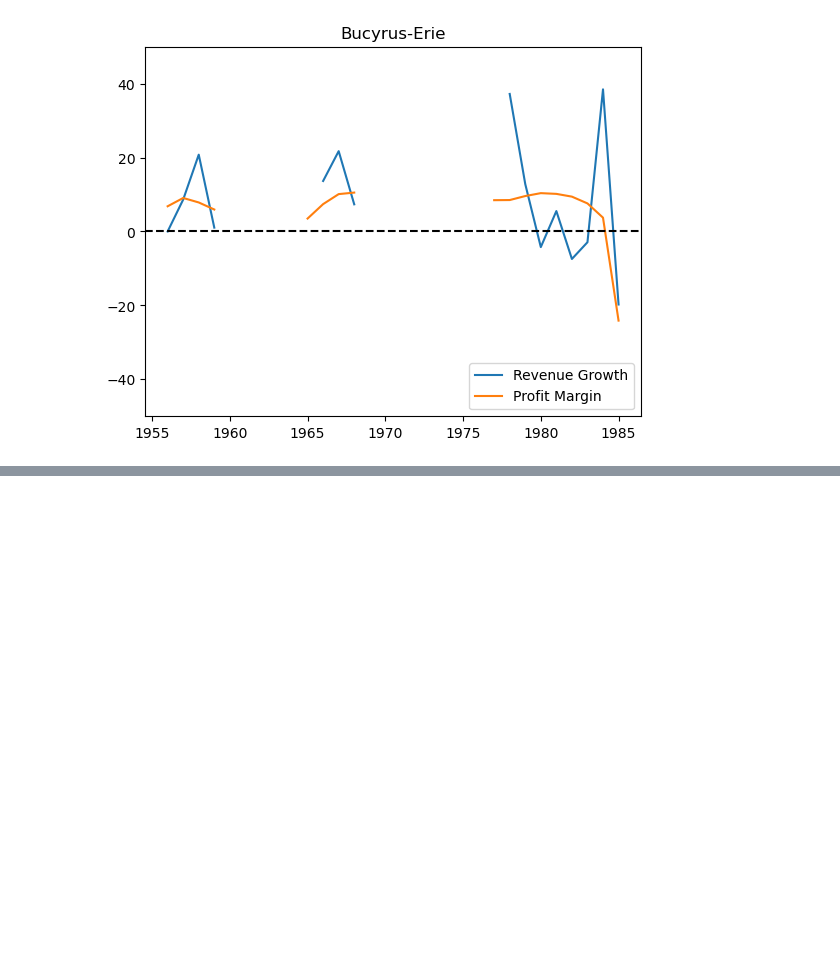
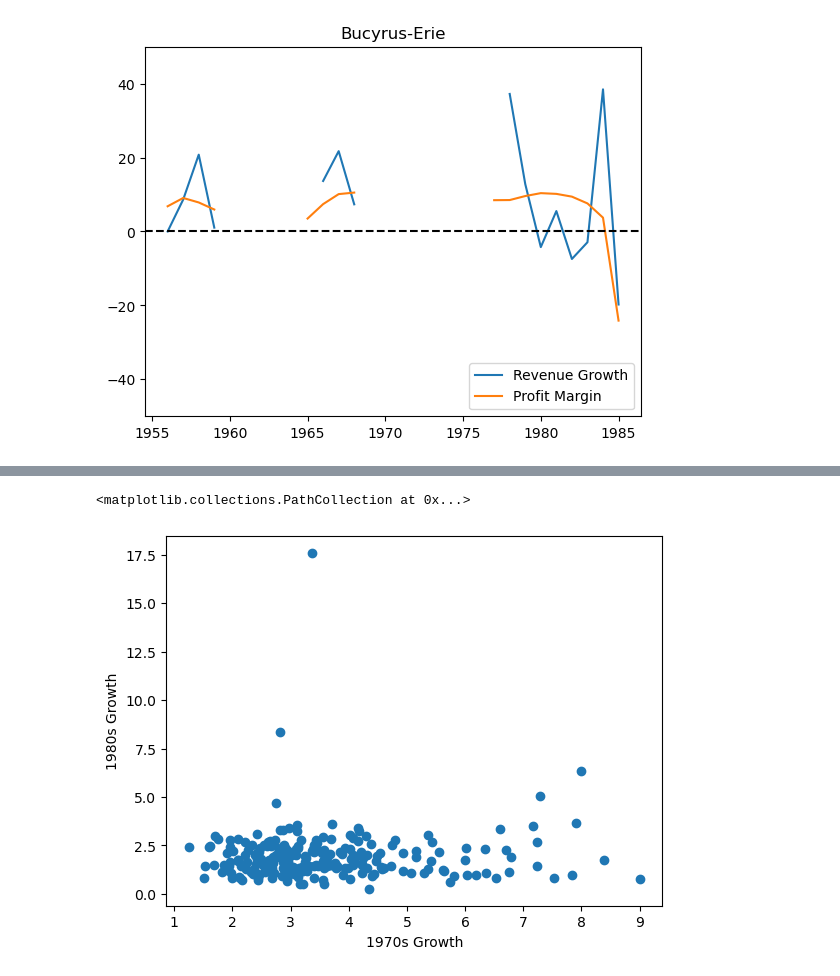
Before and after one commit to GeorgeVajagich/Fortune-500-over-time, a Jupyter notebook: Fortune 500 Over Time.ipynb, the cells around one changed output, grey strips where cells are left out. Drawn from its saved outputs; the diff is of its cells as text; code cells hidden in the pictures; blank space fills up the shorter version.

```diff
--- a/Fortune 500 Over Time.ipynb
+++ b/Fortune 500 Over Time.ipynb
@@ -84,0 +101,3 @@ Chart("Bucyrus-Erie")
+# %%
+RevenueData['70s growth'] = np.where(RevenueData.iloc[:,16] < 1, RevenueData.iloc[:,16], RevenueData.iloc[:,26]/RevenueData.iloc[:,16])
+RevenueData['70s growth']
@@ -84,0 +118,3 @@ Chart("Bucyrus-Erie")
+# %%
+RevenueData['80s growth'] = np.where(RevenueData.iloc[:,26] < 1, RevenueData.iloc[:,26], RevenueData.iloc[:,36]/RevenueData.iloc[:,26])
+RevenueData['80s growth']
@@ -84,0 +135,7 @@ Chart("Bucyrus-Erie")
+# %%
+plt.xlabel("1970s Growth")
+plt.ylabel("1980s Growth")
+plt.scatter(RevenueData['70s growth'],RevenueData['80s growth'])
+# %% [output]
+<matplotlib.collections.PathCollection at 0x...>
+[figure, added]
```
Also changed, not shown: parts of 9 cells of this notebook.
